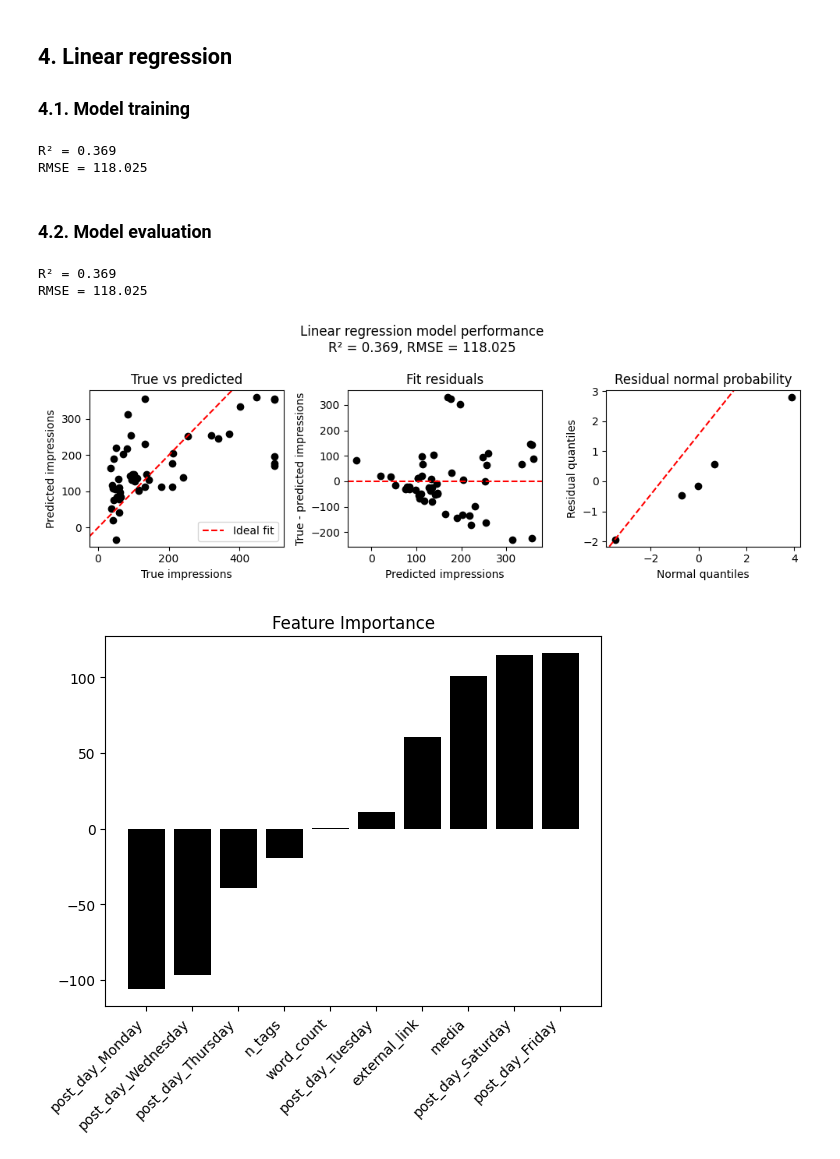
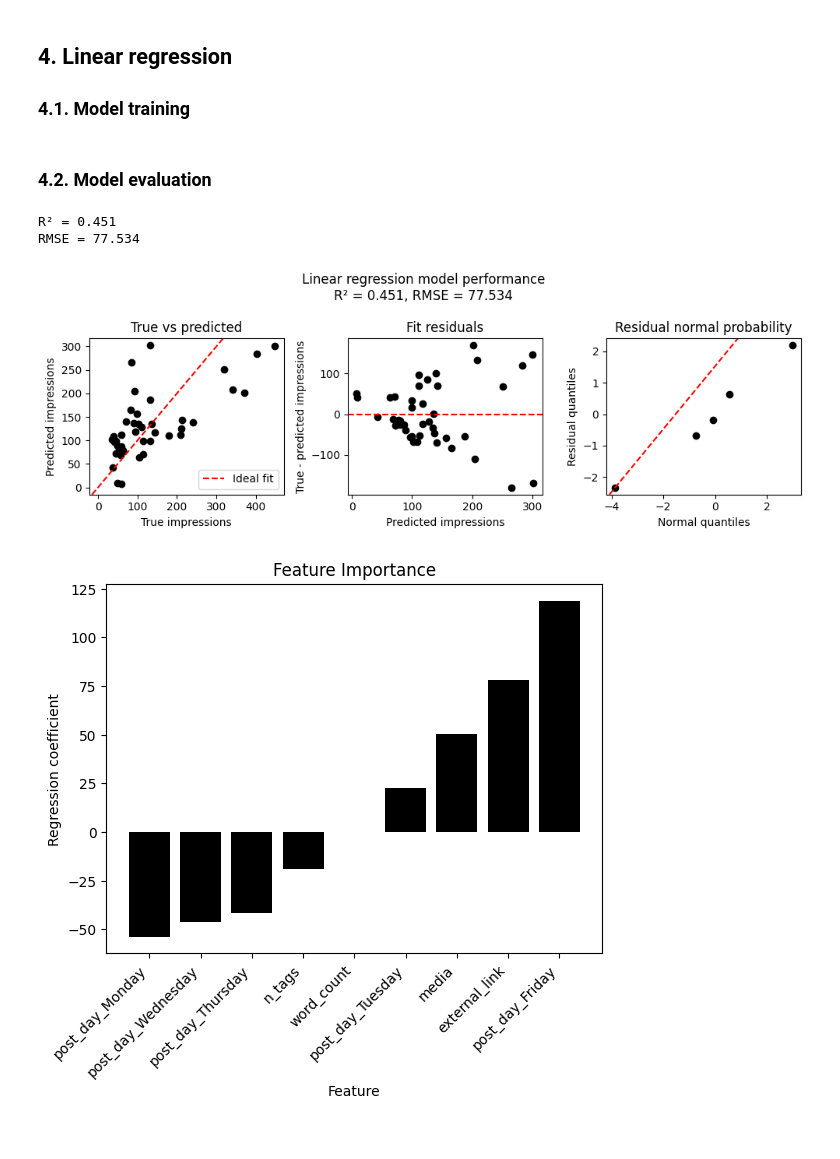
Before and after one commit to gperdrizet/linkedin_analytics, a Jupyter notebook: notebooks/post_impressions.ipynb, the cells around one changed output. Drawn from its saved outputs; the diff is of its cells as text; code cells hidden in the pictures.

Commit message:
Added single feature regression models

```diff
--- a/notebooks/post_impressions.ipynb
+++ b/notebooks/post_impressions.ipynb
@@ -192,4 +193,5 @@ fig.show()
 
 ### 3.1. Feature selection
 # %%
-data_df = data_df[numerical_features + categorical_features]
+features = numerical_features + categorical_features
+data_df = data_df[features]
@@ -196 +200,5 @@ data_df = data_df[numerical_features + categorical_features]
+# %%
+data_df = data_df[data_df['post_day'] != 'Saturday']
+data_df = data_df[data_df['word_count'] < 150]
+data_df.reset_index(drop=True, inplace=True)
 # %% [markdown]
@@ -198,5 +206,5 @@ data_df = data_df[numerical_features + categorical_features]
 # %%
-data_df['impressions'] = data_df['impressions'].clip(upper=500)
+data_df = data_df[data_df['impressions'] < 500]
 
 plt.hist(data_df['impressions'], bins=30, color='black')
 plt.title('Impressions Distribution (Clipped)')
@@ -226,9 +241,9 @@ data_df.drop(columns=['post_day'], inplace=True)
 # %%
 scaler = StandardScaler()
 
-data_df[numerical_features + categorical_features] = scaler.fit_transform(
-    data_df[numerical_features + categorical_features]
-)
+# data_df[numerical_features + ['media', 'external_link']] = scaler.fit_transform(
+#     data_df[numerical_features + ['media', 'external_link']]
+# )
 # %% [markdown]
 ## 4. Linear regression
 
@@ -236,56 +251,52 @@ data_df[numerical_features + categorical_features] = scaler.fit_transform(
 # %%
 linear_model = LinearRegression()
 result = linear_model.fit(data_df.drop('impressions', axis=1), data_df['impressions'])
-# %% [output]
-R² = 0.369
-RMSE = 118.025
 # %% [markdown]
 ### 4.2. Model evaluation
 # %%
-import numpy as np
+predictions = linear_model.predict(data_df.drop('impressions', axis=1))
+labels = data_df['impressions']
+residuals = labels - predictions
+standardized_residuals = (residuals - np.mean(residuals)) / np.std(residuals)
+residual_quantiles = np.percentile(standardized_residuals, [0, 25, 50, 75, 100])
+normal_quantiles = np.percentile(np.random.normal(size=1000), [0, 25, 50, 75, 100])
 
-predictions = linear_model.predict(data_df.drop('impressions', axis=1))
-rmse = root_mean_squared_error(data_df['impressions'], predictions)
-rsq = linear_model.score(data_df.drop('impressions', axis=1), data_df['impressions'])
+rsq = r2_score(labels, predictions)
+rmse = root_mean_squared_error(labels, predictions)
 
 print(f'R\u00b2 = {rsq:.3f}')
 print(f'RMSE = {rmse:.3f}\n')
 
 fig, axs = plt.subplots(1, 3, figsize=(10, 3.5))
 
 fig.suptitle(f'Linear regression model performance\nR\u00b2 = {rsq:.3f}, RMSE = {rmse:.3f}')
 
 axs[0].set_title('True vs predicted')
-axs[0].scatter(data_df['impressions'], predictions, color='black')
+axs[0].scatter(labels, predictions, color='black')
 axs[0].axline((0, 0), slope=1, color='red', linestyle='--', label='Ideal fit')
 axs[0].set_xlabel('True impressions')
 axs[0].set_ylabel('Predicted impressions')
 axs[0].legend(loc='best')
 
 axs[1].set_title('Fit residuals')
-residuals = data_df['impressions'] - predictions
 axs[1].scatter(predictions, residuals, color='black')
 axs[1].axhline(0, color='red', linestyle='--', label='Ideal fit')
 axs[1].set_xlabel('Predicted impressions')
 axs[1].set_ylabel('True - predicted impressions')
 
 
-scaled_residuals = (residuals - np.mean(residuals)) / np.std(residuals)
-quantiles = np.percentile(scaled_residuals, [0, 25, 50, 75, 100])
-normal_quantiles = np.percentile(np.random.normal(size=1000), [0, 25, 50, 75, 100])
-
 axs[2].set_title('Residual normal probability')
-axs[2].scatter(normal_quantiles, quantiles, color='black')
-axs[2].axline((normal_quantiles[0], quantiles[0]), slope=1, color='red', linestyle='--', label='Ideal fit')
+axs[2].scatter(normal_quantiles, residual_quantiles, color='black')
+axs[2].axline((normal_quantiles[0], residual_quantiles[0]), slope=1, color='red', linestyle='--', label='Ideal fit')
 axs[2].set_xlabel('Normal quantiles')
 axs[2].set_ylabel('Residual quantiles')
 
 fig.tight_layout()
 fig.show()
 # %% [output]
-R² = 0.369
-RMSE = 118.025
+R² = 0.451
+RMSE = 77.534
-[figure, old version]
+[figure, new version]
 # %%
 importance = pd.DataFrame({
     'Feature': data_df.drop('impressions', axis=1).columns,
@@ -301,4 +312,4 @@ plt.xlabel('Feature')
 plt.ylabel('Regression coefficient')
 plt.show()
 # %% [output]
-[figure, old version]
+[figure, new version]
```
Also changed, not shown: parts of 9 cells of this notebook.
